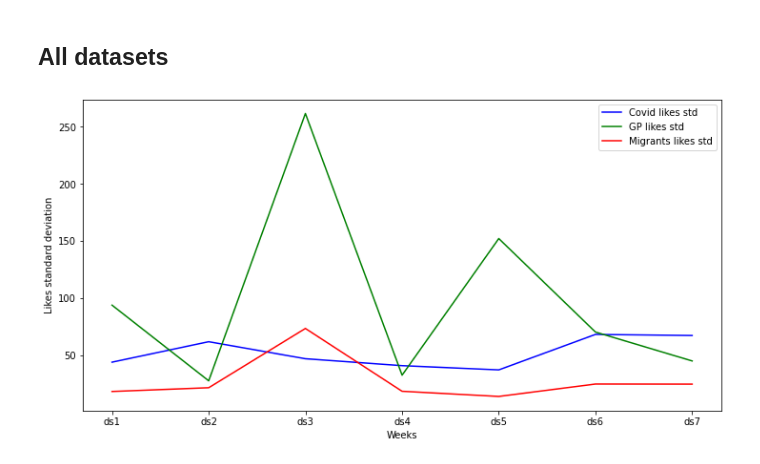
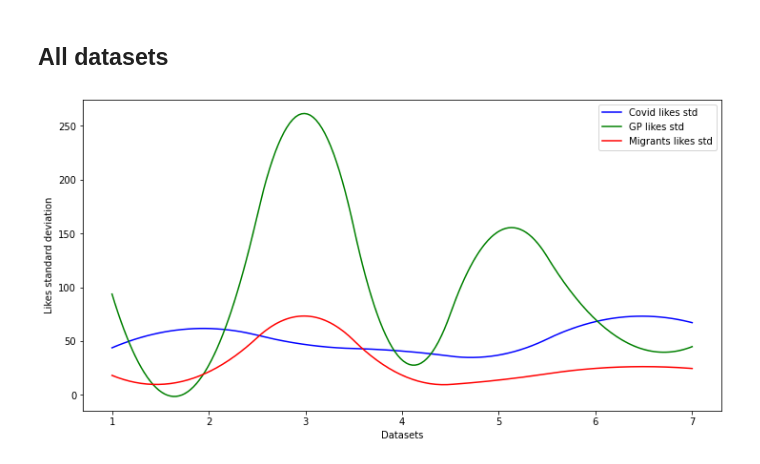
Before and after one commit to Dassoo/info-vis_project, a Jupyter notebook: stat_graphs.ipynb, the cells around one changed output. Saved outputs shown, nothing was run; the diff lists cells and outputs as text; code cells hidden in the pictures.

```diff
--- a/stat_graphs.ipynb
+++ b/stat_graphs.ipynb
@@ -85,12 +86,26 @@ plt.show()
 # %% [markdown]
 ## All datasets
 # %%
-plt.plot(dot_covid_stats['Dataset'], np.array(dot_covid_stats['FC std']).astype(float), color='b', label='Covid likes std')
-plt.plot(dot_gp_stats['Dataset'], np.array(dot_gp_stats['FC std']).astype(float), color='g', label='GP likes std')
-plt.plot(dot_migranti_stats['Dataset'], np.array(dot_migranti_stats['FC std']).astype(float), color='r', label='Migrants likes std')
-plt.xlabel('Weeks')
+x = np.array([1, 2, 3, 4, 5, 6, 7])
+y1 = np.array(dot_covid_stats['FC std']).astype(float)
+y2 = np.array(dot_gp_stats['FC std']).astype(float)
+y3 = np.array(dot_migranti_stats['FC std']).astype(float)
+
+xnew = np.linspace(x.min(), x.max(), 200)
+
+spl1 = make_interp_spline(x, y, k=2)
+spl2 = make_interp_spline(x, y2, k=2)
+spl3 = make_interp_spline(x, y3, k=2)
+y1_smooth = spl1(xnew)
+y2_smooth = spl2(xnew)
+y3_smooth = spl3(xnew)
+
+plt.plot(xnew, y1_smooth, color='b', label='Covid likes std')
+plt.plot(xnew, y2_smooth, color='g', label='GP likes std')
+plt.plot(xnew, y3_smooth, color='r', label='Migrants likes std')
+plt.xlabel('Datasets')
 plt.ylabel('Likes standard deviation')
 plt.legend()
 plt.show()
 # %% [output]
-[figure, old version]
+[figure, new version]
```
Also changed, not shown: parts of 4 cells of this notebook, 1 other file.
